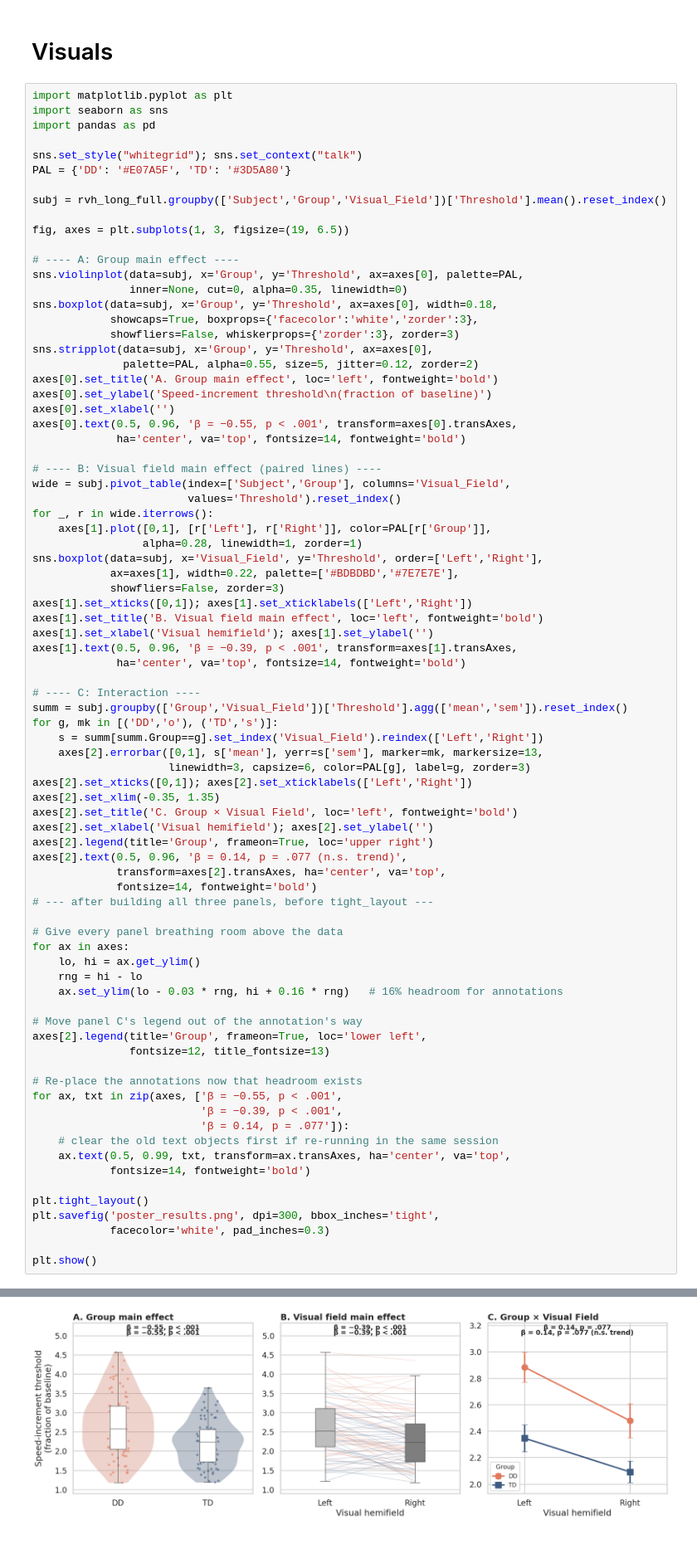
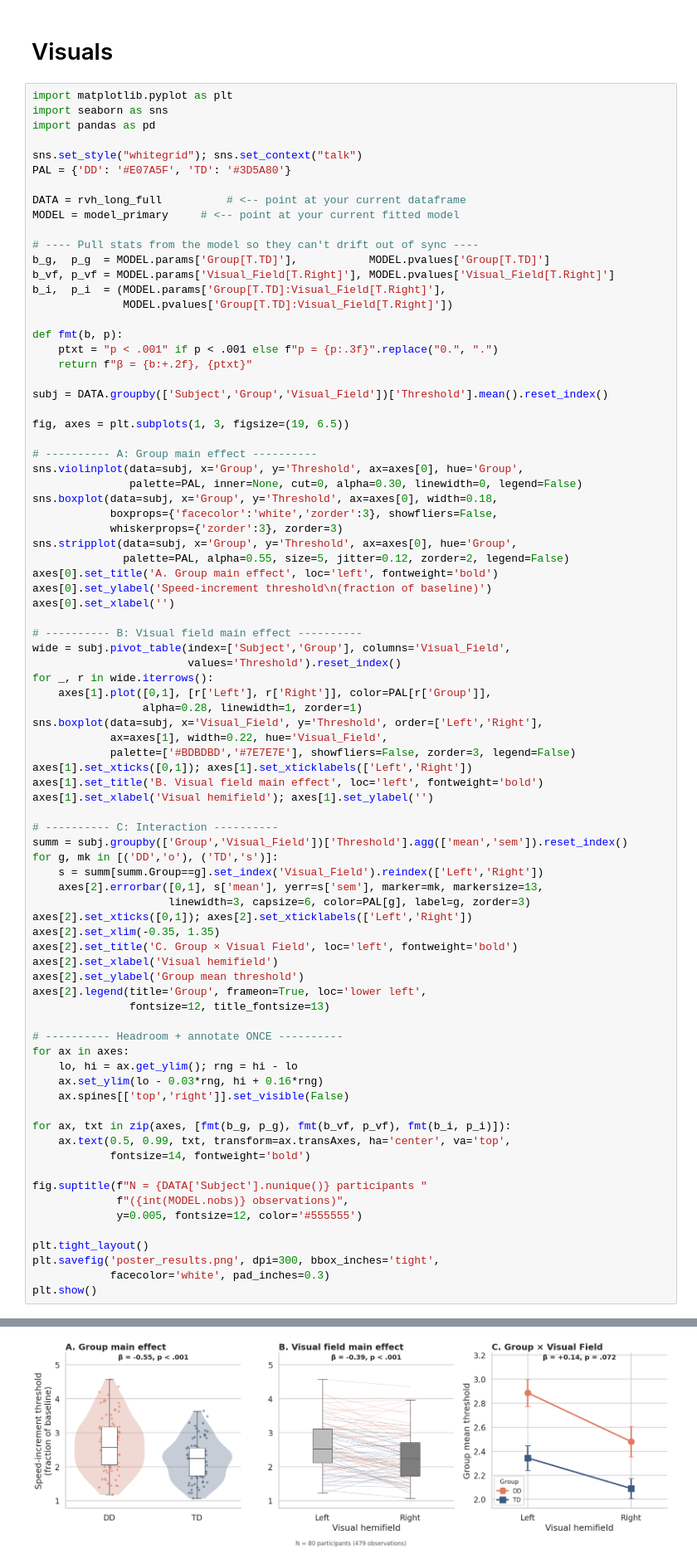
Before and after one commit to cristinarainich/DDCS, a Jupyter notebook: rvh_termin1only.ipynb, the cells around one changed output, grey strips where cells are left out. Shown at 83% size. Saved outputs shown, nothing was run; the diff lists cells and outputs as text.

```diff
--- a/rvh_termin1only.ipynb
+++ b/rvh_termin1only.ipynb
@@ -1104,40 +1313,49 @@ import pandas as pd
 sns.set_style("whitegrid"); sns.set_context("talk")
 PAL = {'DD': '#E07A5F', 'TD': '#3D5A80'}
 
-subj = rvh_long_full.groupby(['Subject','Group','Visual_Field'])['Threshold'].mean().reset_index()
+DATA = rvh_long_full          # <-- point at your current dataframe
+MODEL = model_primary     # <-- point at your current fitted model
+
+# ---- Pull stats from the model so they can't drift out of sync ----
+b_g,  p_g  = MODEL.params['Group[T.TD]'],           MODEL.pvalues['Group[T.TD]']
+b_vf, p_vf = MODEL.params['Visual_Field[T.Right]'], MODEL.pvalues['Visual_Field[T.Right]']
+b_i,  p_i  = (MODEL.params['Group[T.TD]:Visual_Field[T.Right]'],
+              MODEL.pvalues['Group[T.TD]:Visual_Field[T.Right]'])
+
+def fmt(b, p):
+    ptxt = "p < .001" if p < .001 else f"p = {p:.3f}".replace("0.", ".")
+    return f"β = {b:+.2f}, {ptxt}"
+
+subj = DATA.groupby(['Subject','Group','Visual_Field'])['Threshold'].mean().reset_index()
 
 fig, axes = plt.subplots(1, 3, figsize=(19, 6.5))
 
-# ---- A: Group main effect ----
-sns.violinplot(data=subj, x='Group', y='Threshold', ax=axes[0], palette=PAL,
-               inner=None, cut=0, alpha=0.35, linewidth=0)
+# ---------- A: Group main effect ----------
+sns.violinplot(data=subj, x='Group', y='Threshold', ax=axes[0], hue='Group',
+               palette=PAL, inner=None, cut=0, alpha=0.30, linewidth=0, legend=False)
 sns.boxplot(data=subj, x='Group', y='Threshold', ax=axes[0], width=0.18,
-            showcaps=True, boxprops={'facecolor':'white','zorder':3},
-            showfliers=False, whiskerprops={'zorder':3}, zorder=3)
-sns.stripplot(data=subj, x='Group', y='Threshold', ax=axes[0],
-              palette=PAL, alpha=0.55, size=5, jitter=0.12, zorder=2)
+            boxprops={'facecolor':'white','zorder':3}, showfliers=False,
+            whiskerprops={'zorder':3}, zorder=3)
+sns.stripplot(data=subj, x='Group', y='Threshold', ax=axes[0], hue='Group',
+              palette=PAL, alpha=0.55, size=5, jitter=0.12, zorder=2, legend=False)
 axes[0].set_title('A. Group main effect', loc='left', fontweight='bold')
 axes[0].set_ylabel('Speed-increment threshold\n(fraction of baseline)')
 axes[0].set_xlabel('')
-axes[0].text(0.5, 0.96, 'β = −0.55, p < .001', transform=axes[0].transAxes,
-             ha='center', va='top', fontsize=14, fontweight='bold')
 
-# ---- B: Visual field main effect (paired lines) ----
+# ---------- B: Visual field main effect ----------
 wide = subj.pivot_table(index=['Subject','Group'], columns='Visual_Field',
                         values='Threshold').reset_index()
 for _, r in wide.iterrows():
     axes[1].plot([0,1], [r['Left'], r['Right']], color=PAL[r['Group']],
                  alpha=0.28, linewidth=1, zorder=1)
 sns.boxplot(data=subj, x='Visual_Field', y='Threshold', order=['Left','Right'],
-            ax=axes[1], width=0.22, palette=['#BDBDBD','#7E7E7E'],
-            showfliers=False, zorder=3)
+            ax=axes[1], width=0.22, hue='Visual_Field',
+            palette=['#BDBDBD','#7E7E7E'], showfliers=False, zorder=3, legend=False)
 axes[1].set_xticks([0,1]); axes[1].set_xticklabels(['Left','Right'])
 axes[1].set_title('B. Visual field main effect', loc='left', fontweight='bold')
 axes[1].set_xlabel('Visual hemifield'); axes[1].set_ylabel('')
-axes[1].text(0.5, 0.96, 'β = −0.39, p < .001', transform=axes[1].transAxes,
-             ha='center', va='top', fontsize=14, fontweight='bold')
 
-# ---- C: Interaction ----
+# ---------- C: Interaction ----------
 summ = subj.groupby(['Group','Visual_Field'])['Threshold'].agg(['mean','sem']).reset_index()
 for g, mk in [('DD','o'), ('TD','s')]:
     s = summ[summ.Group==g].set_index('Visual_Field').reindex(['Left','Right'])
@@ -1146,34 +1364,27 @@ for g, mk in [('DD','o'), ('TD','s')]:
 axes[2].set_xticks([0,1]); axes[2].set_xticklabels(['Left','Right'])
 axes[2].set_xlim(-0.35, 1.35)
 axes[2].set_title('C. Group × Visual Field', loc='left', fontweight='bold')
-axes[2].set_xlabel('Visual hemifield'); axes[2].set_ylabel('')
-axes[2].legend(title='Group', frameon=True, loc='upper right')
-axes[2].text(0.5, 0.96, 'β = 0.14, p = .077 (n.s. trend)',
-             transform=axes[2].transAxes, ha='center', va='top',
-             fontsize=14, fontweight='bold')
-# --- after building all three panels, before tight_layout ---
-
-# Give every panel breathing room above the data
-for ax in axes:
-    lo, hi = ax.get_ylim()
-    rng = hi - lo
-    ax.set_ylim(lo - 0.03 * rng, hi + 0.16 * rng)   # 16% headroom for annotations
-
-# Move panel C's legend out of the annotation's way
+axes[2].set_xlabel('Visual hemifield')
+axes[2].set_ylabel('Group mean threshold')
 axes[2].legend(title='Group', frameon=True, loc='lower left',
                fontsize=12, title_fontsize=13)
 
-# Re-place the annotations now that headroom exists
-for ax, txt in zip(axes, ['β = −0.55, p < .001',
-                          'β = −0.39, p < .001',
-                          'β = 0.14, p = .077']):
-    # clear the old text objects first if re-running in the same session
+# ---------- Headroom + annotate ONCE ----------
+for ax in axes:
+    lo, hi = ax.get_ylim(); rng = hi - lo
+    ax.set_ylim(lo - 0.03*rng, hi + 0.16*rng)
+    ax.spines[['top','right']].set_visible(False)
+
+for ax, txt in zip(axes, [fmt(b_g, p_g), fmt(b_vf, p_vf), fmt(b_i, p_i)]):
     ax.text(0.5, 0.99, txt, transform=ax.transAxes, ha='center', va='top',
             fontsize=14, fontweight='bold')
+
+fig.suptitle(f"N = {DATA['Subject'].nunique()} participants "
+             f"({int(MODEL.nobs)} observations)",
+             y=0.005, fontsize=12, color='#555555')
 
 plt.tight_layout()
 plt.savefig('poster_results.png', dpi=300, bbox_inches='tight',
             facecolor='white', pad_inches=0.3)
-
 plt.show()
 # %% [output]
@@ -1191,4 +1391,4 @@ Passing `palette` without assigning `hue` is deprecated and will be removed in v
-[figure, old version]
+[figure, new version]
 # %%
 rows = []
 for var in ['Age','IQ','nvIQ','vIQ']:
```
Also changed, not shown: parts of 24 cells of this notebook.
